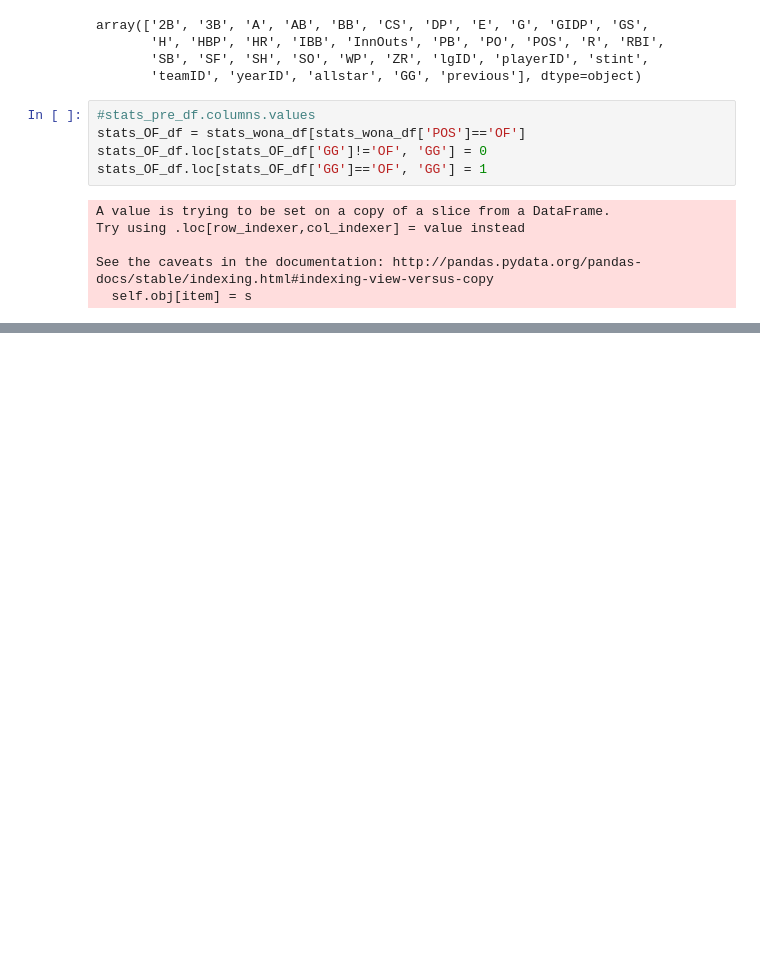
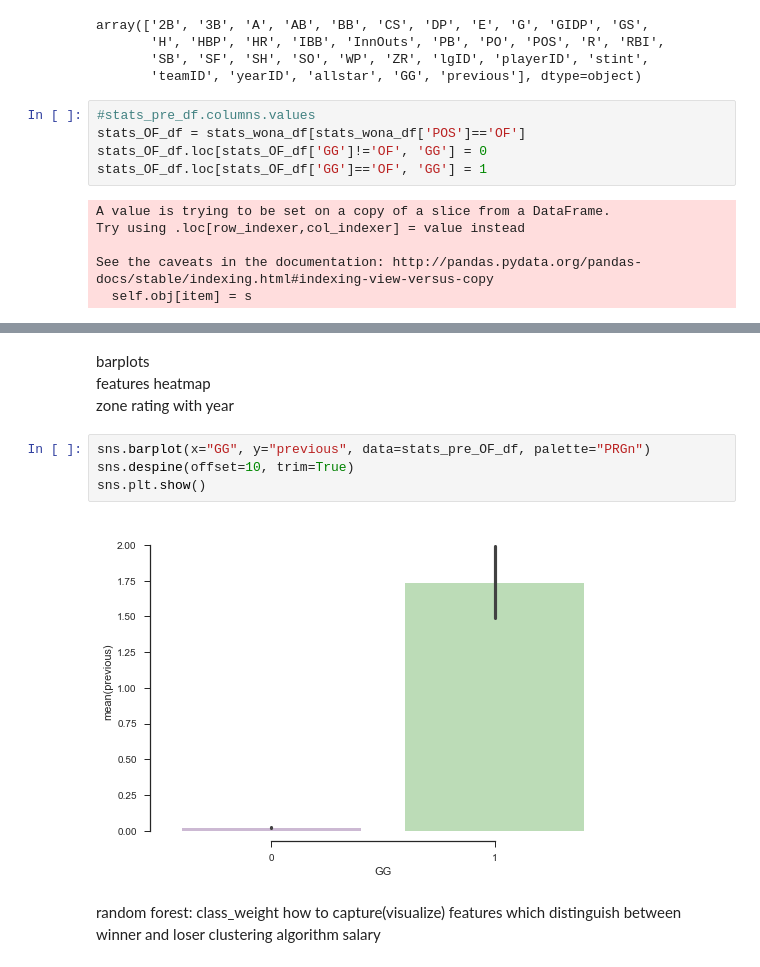
Before and after one commit to oz1717/SFP_GG_award, a Jupyter notebook: GG.ipynb, the cells around one changed output, grey strips where cells are left out. Saved outputs shown, nothing was run; the diff lists cells and outputs as text; blank space fills up the shorter version.

```diff
--- a/GG.ipynb
+++ b/GG.ipynb
@@ -275,0 +317,15 @@ features_importances[:10]
+# %% [markdown]
+barplots
+features heatmap
+zone rating with year
+# %%
+sns.barplot(x="GG", y="previous", data=stats_pre_OF_df, palette="PRGn")
+sns.despine(offset=10, trim=True)
+sns.plt.show()
+# %% [output]
+[figure, added]
+# %% [markdown]
+random forest: class_weight
+how to capture(visualize) features which distinguish between winner and loser
+clustering algorithm
+salary
```
Also changed, not shown: parts of 12 cells of this notebook.
